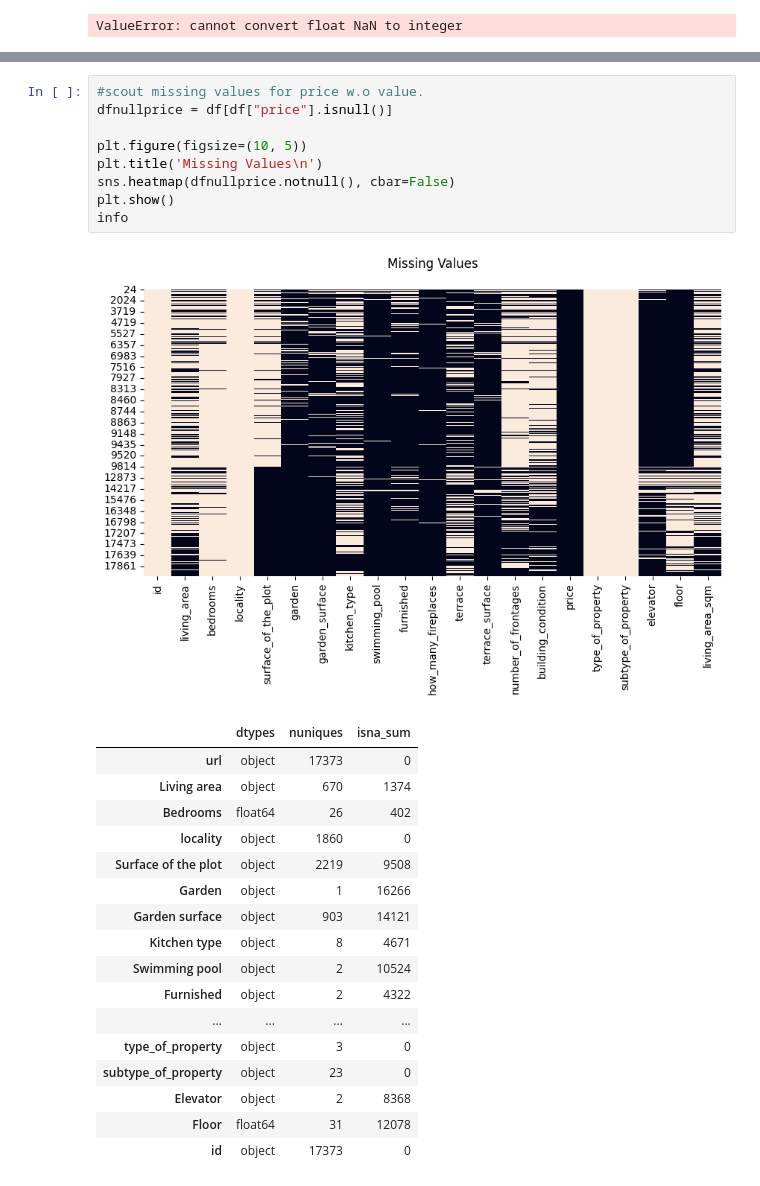
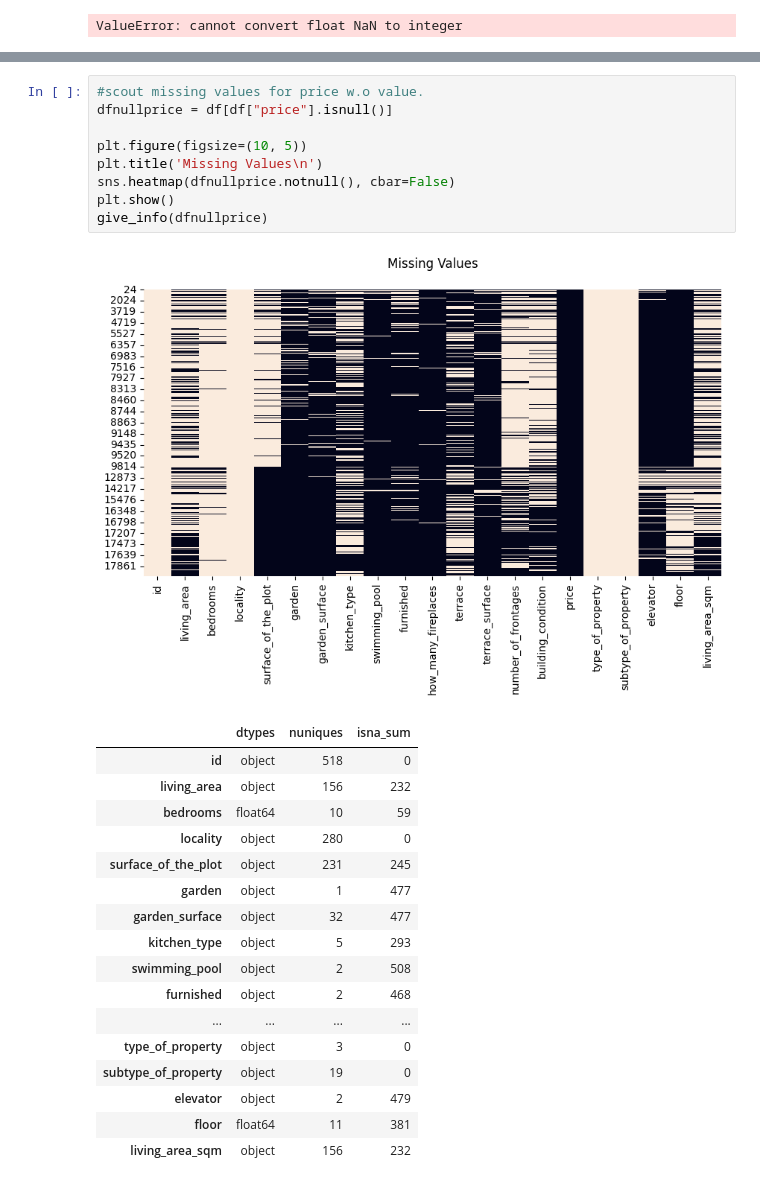
Before and after one commit to OlivierDT/challenge-data-analysis, a Jupyter notebook: 1_data_cleaning/main_data_cleaning.ipynb, the cells around one changed output, grey strips where cells are left out. Saved outputs shown, nothing was run; the diff lists cells and outputs as text.

```diff
--- a/1_data_cleaning/main_data_cleaning.ipynb
+++ b/1_data_cleaning/main_data_cleaning.ipynb
@@ -249,28 +266,28 @@ plt.show()
 # %%
 #scout missing values for price w.o value.
 dfnullprice = df[df["price"].isnull()]
 
 plt.figure(figsize=(10, 5))
 plt.title('Missing Values\n')
 sns.heatmap(dfnullprice.notnull(), cbar=False)
 plt.show()
-info
+give_info(dfnullprice)
 # %% [output]
 [figure]
 |  | dtypes | nuniques | isna_sum |
-| url | object | 17373 | 0 |
-| Living area | object | 670 | 1374 |
-| Bedrooms | float64 | 26 | 402 |
-| locality | object | 1860 | 0 |
-| Surface of the plot | object | 2219 | 9508 |
-| Garden | object | 1 | 16266 |
-| Garden surface | object | 903 | 14121 |
-| Kitchen type | object | 8 | 4671 |
-| Swimming pool | object | 2 | 10524 |
-| Furnished | object | 2 | 4322 |
+| id | object | 518 | 0 |
+| living_area | object | 156 | 232 |
+| bedrooms | float64 | 10 | 59 |
+| locality | object | 280 | 0 |
+| surface_of_the_plot | object | 231 | 245 |
+| garden | object | 1 | 477 |
+| garden_surface | object | 32 | 477 |
+| kitchen_type | object | 5 | 293 |
+| swimming_pool | object | 2 | 508 |
+| furnished | object | 2 | 468 |
 | ... | ... | ... | ... |
 | type_of_property | object | 3 | 0 |
-| subtype_of_property | object | 23 | 0 |
-| Elevator | object | 2 | 8368 |
-| Floor | float64 | 31 | 12078 |
-| id | object | 17373 | 0 |
+| subtype_of_property | object | 19 | 0 |
+| elevator | object | 2 | 479 |
+| floor | float64 | 11 | 381 |
+| living_area_sqm | object | 156 | 232 |
```
Also changed, not shown: parts of 8 cells of this notebook.
